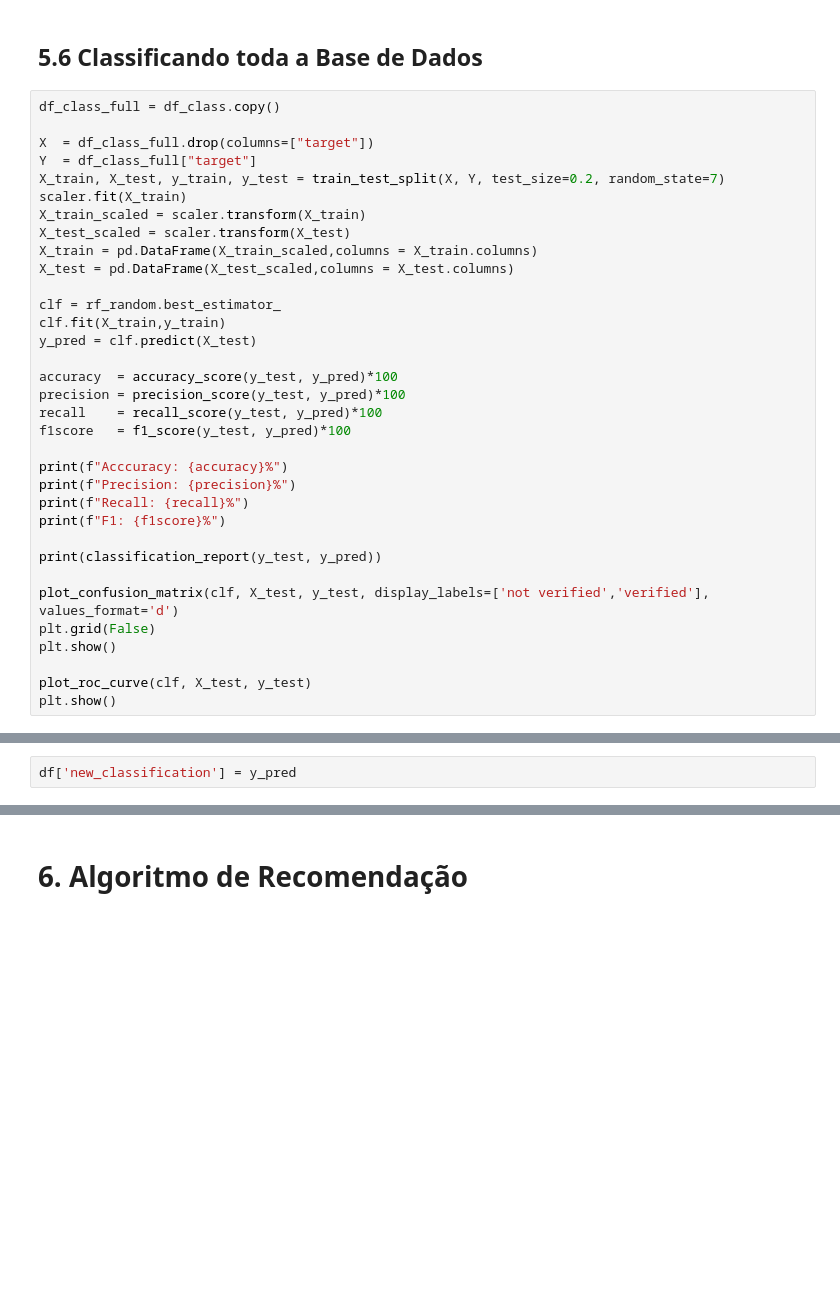
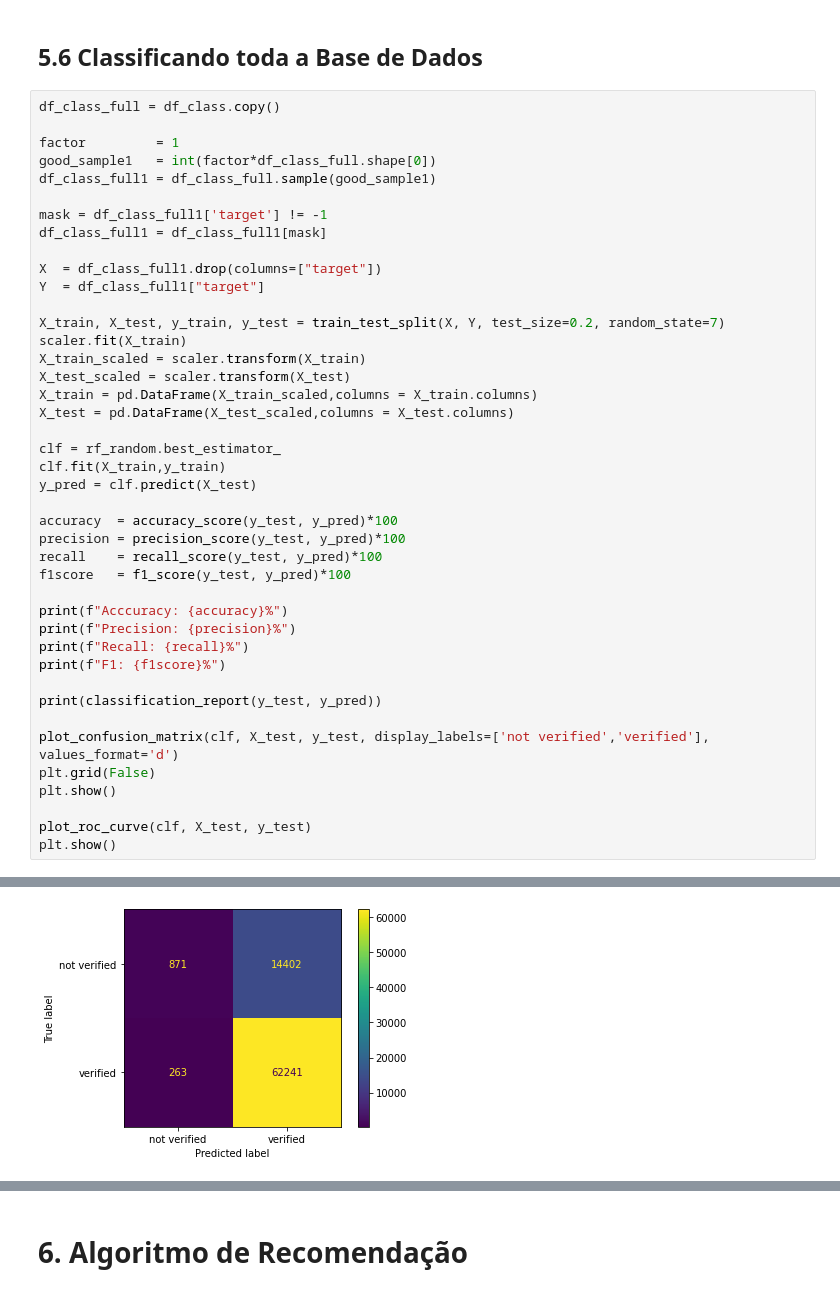
Before and after one commit to felipeaugustogudes/assignment20_dnc_dex, a Jupyter notebook: assignment_20_rid2031_felipe_ipynb.ipynb, the cells around one changed output, grey strips where cells are left out. Saved outputs shown, nothing was run; the diff lists cells and outputs as text; blank space fills up the shorter version.

```diff
--- a/assignment_20_rid2031_felipe_ipynb.ipynb
+++ b/assignment_20_rid2031_felipe_ipynb.ipynb
@@ -605,8 +605,16 @@ weighted avg       0.68      0.82      0.74       778
 # %%
 df_class_full = df_class.copy()
 
-X  = df_class_full.drop(columns=["target"])
-Y  = df_class_full["target"]
+factor         = 1
+good_sample1   = int(factor*df_class_full.shape[0])
+df_class_full1 = df_class_full.sample(good_sample1)
+
+mask = df_class_full1['target'] != -1
+df_class_full1 = df_class_full1[mask]
+
+X  = df_class_full1.drop(columns=["target"])
+Y  = df_class_full1["target"]
+
 X_train, X_test, y_train, y_test = train_test_split(X, Y, test_size=0.2, random_state=7)
 scaler.fit(X_train)
 X_train_scaled = scaler.transform(X_train)
@@ -640,0 +660 @@ KeyboardInterrupt: ignored
+[figure, added]
@@ -641,2 +661,0 @@ KeyboardInterrupt: ignored
-# %%
-df['new_classification'] = y_pred
```
Also changed, not shown: parts of 13 cells of this notebook.
